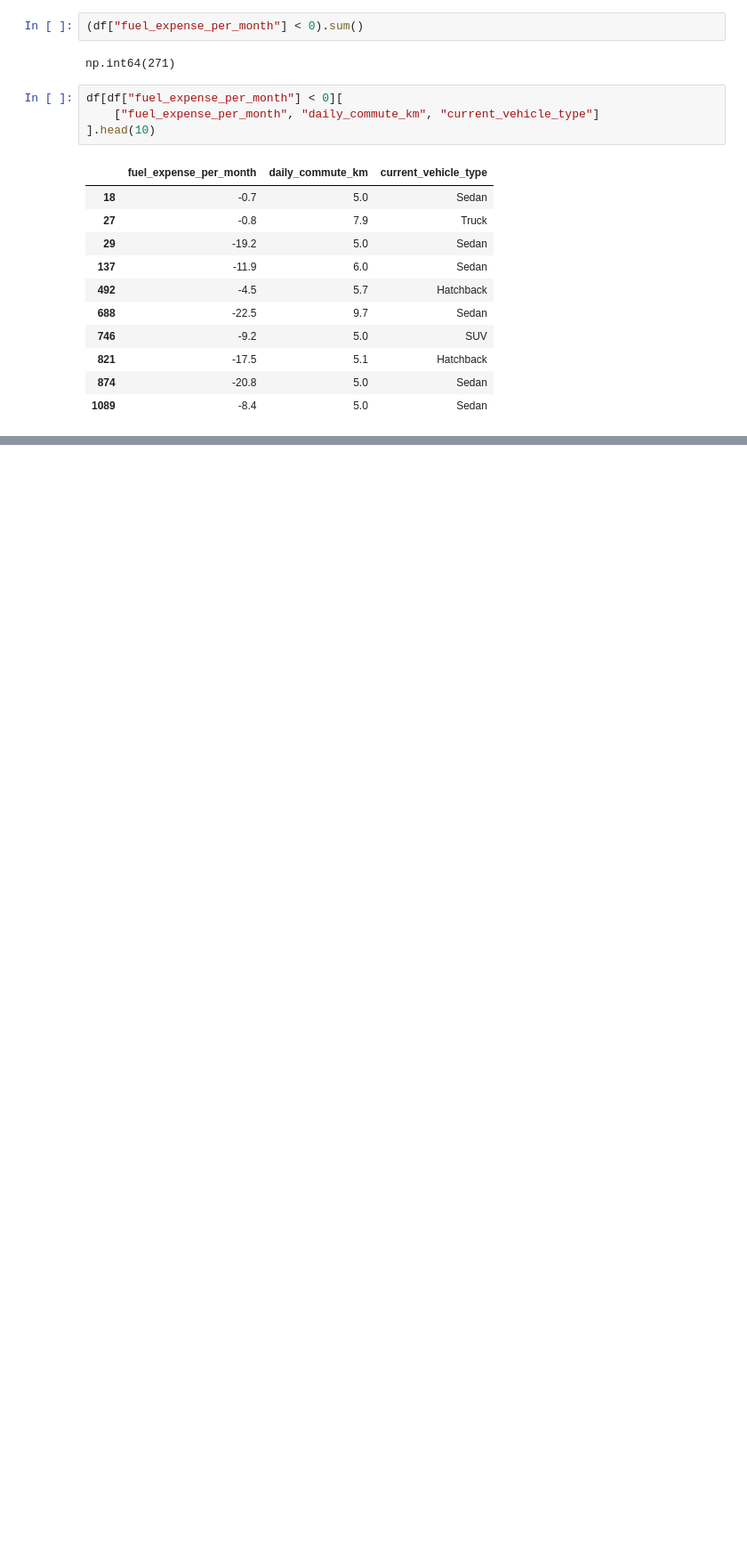
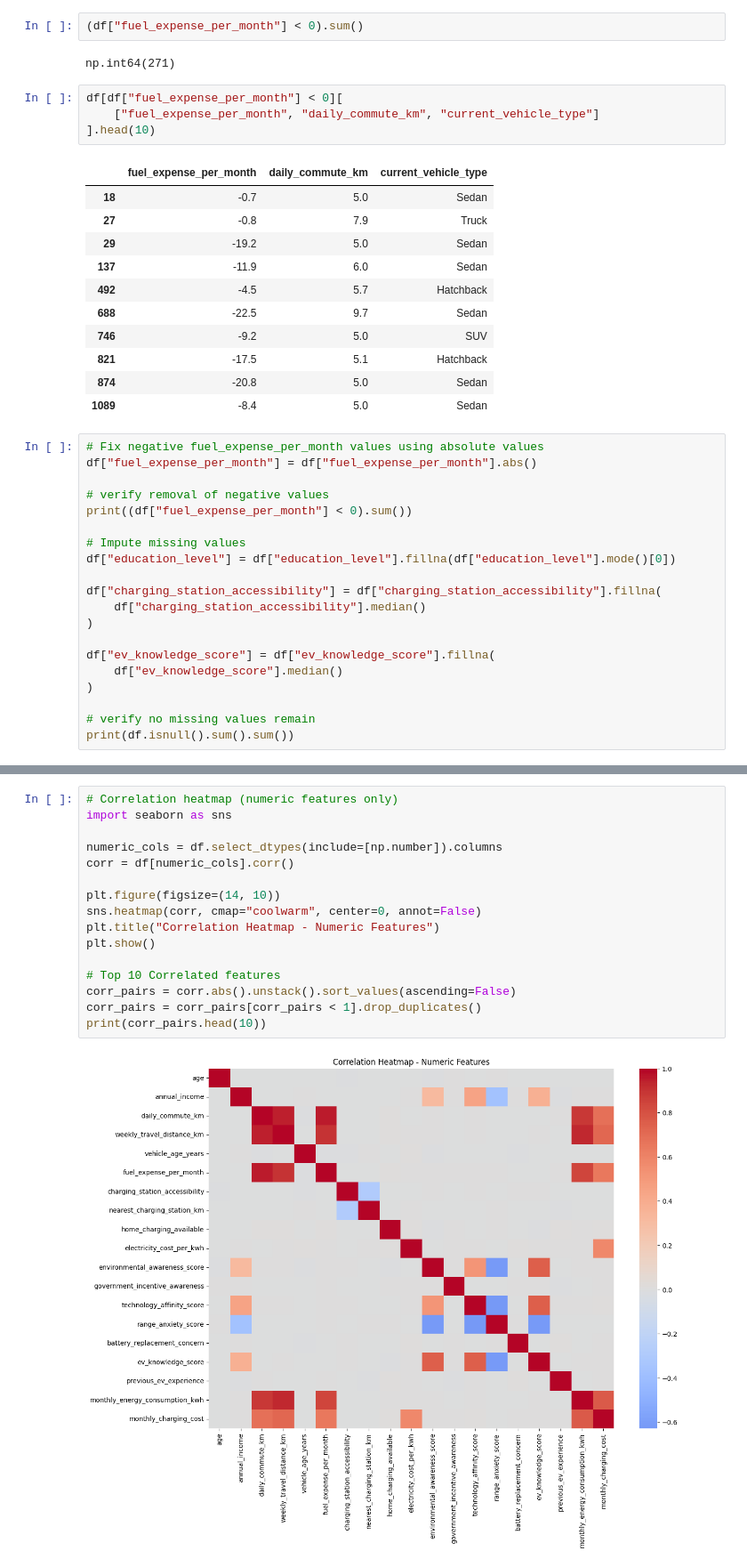
Before and after one commit to CGUILLEN23/ADS-504-EV-Adoption-Project, a Jupyter notebook: ADS_504_Final_Project_EV_Transition_EDA_and_Preprocessing.ipynb, the cells around one changed output, grey strips where cells are left out. Shown at 89% size. Saved outputs shown, nothing was run; the diff lists cells and outputs as text; blank space fills up the shorter version.

```diff
--- a/ADS_504_Final_Project_EV_Transition_EDA_and_Preprocessing.ipynb
+++ b/ADS_504_Final_Project_EV_Transition_EDA_and_Preprocessing.ipynb
@@ -152,3 +152,23 @@ df[df["fuel_expense_per_month"] < 0][
 | 821 | -17.5 | 5.1 | Hatchback |
 | 874 | -20.8 | 5.0 | Sedan |
 | 1089 | -8.4 | 5.0 | Sedan |
+# %%
+# Fix negative fuel_expense_per_month values using absolute values
+df["fuel_expense_per_month"] = df["fuel_expense_per_month"].abs()
+
+# verify removal of negative values
+print((df["fuel_expense_per_month"] < 0).sum())
+
+# Impute missing values
+df["education_level"] = df["education_level"].fillna(df["education_level"].mode()[0])
+
+df["charging_station_accessibility"] = df["charging_station_accessibility"].fillna(
+    df["charging_station_accessibility"].median()
+)
+
+df["ev_knowledge_score"] = df["ev_knowledge_score"].fillna(
+    df["ev_knowledge_score"].median()
+)
+
+# verify no missing values remain
+print(df.isnull().sum().sum())
@@ -154,0 +228,18 @@ df[df["fuel_expense_per_month"] < 0][
+# %%
+# Correlation heatmap (numeric features only)
+import seaborn as sns
+
+numeric_cols = df.select_dtypes(include=[np.number]).columns
+corr = df[numeric_cols].corr()
+
+plt.figure(figsize=(14, 10))
+sns.heatmap(corr, cmap="coolwarm", center=0, annot=False)
+plt.title("Correlation Heatmap - Numeric Features")
+plt.show()
+
+# Top 10 Correlated features
+corr_pairs = corr.abs().unstack().sort_values(ascending=False)
+corr_pairs = corr_pairs[corr_pairs < 1].drop_duplicates()
+print(corr_pairs.head(10))
+# %% [output]
+[figure, added]
```
Also changed, not shown: parts of 9 cells of this notebook.
